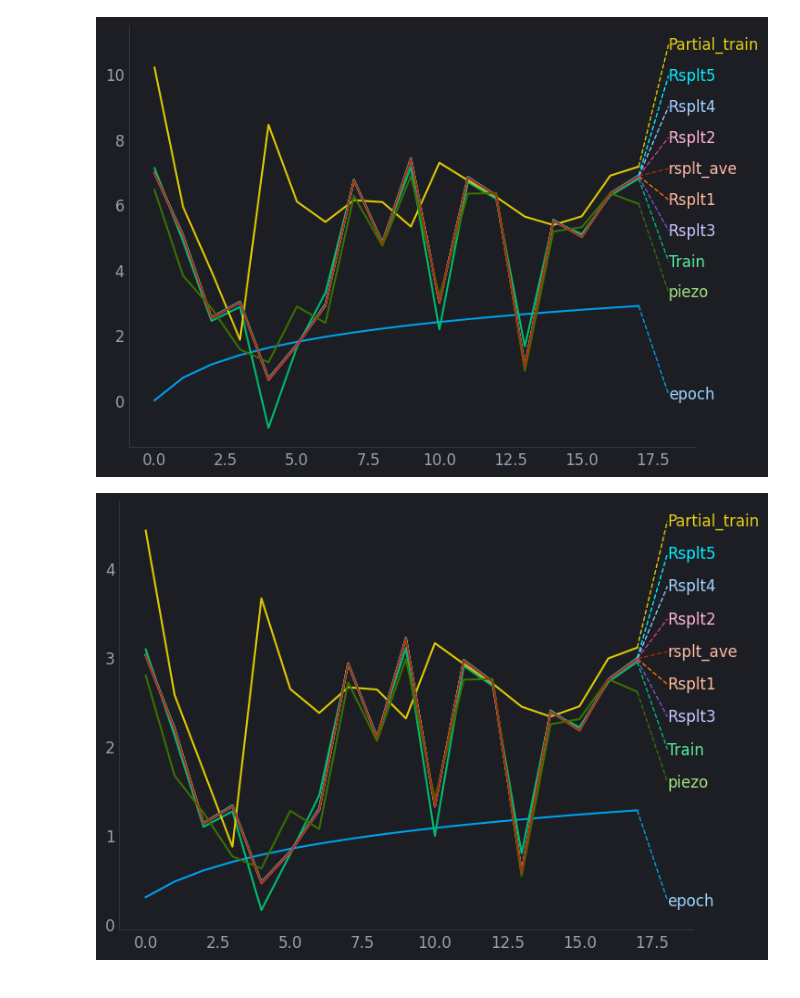
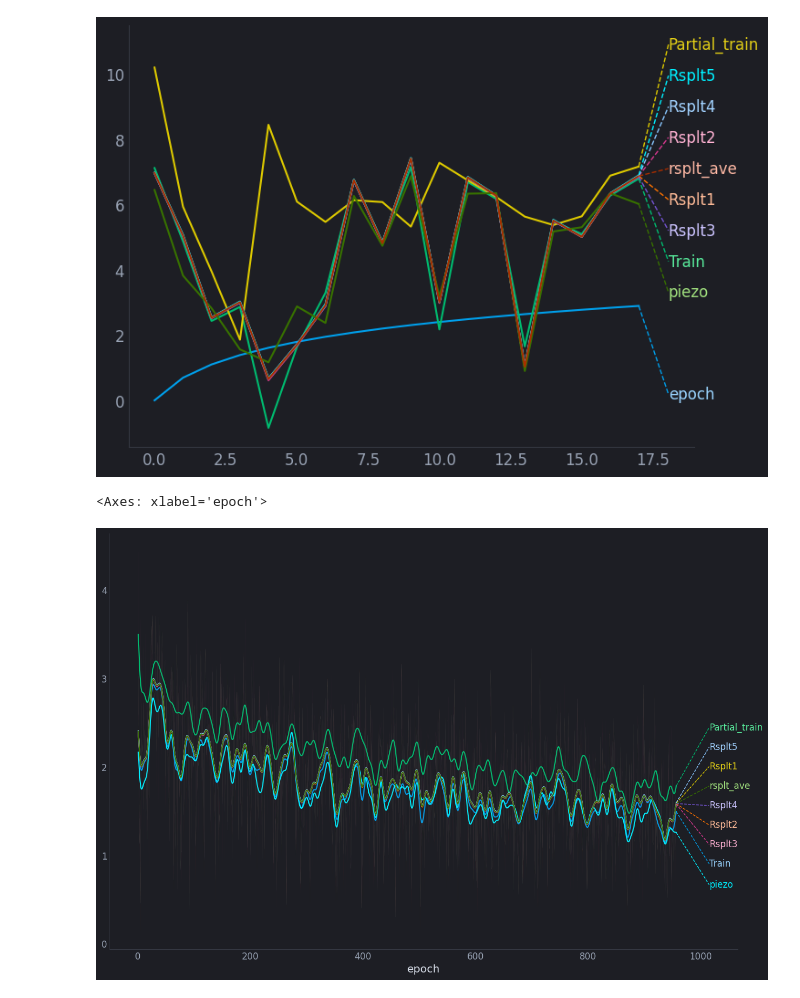
Before and after one commit to nicholas-miklaucic/ood-materials, a Jupyter notebook: log-visuals.ipynb, the cells around one changed output. Drawn from its saved outputs; the diff is of its cells as text; code cells hidden in the pictures.

```diff
--- a/log-visuals.ipynb
+++ b/log-visuals.ipynb
@@ -60,11 +60,15 @@ rp.line_labels()
 # %% [output]
 [figure]
 # %%
+fig, ax = plt.subplots(figsize=(15, 10))
 df = pd.read_feather('exps/delta_e_02-04-long/SAL-training_loss.feather')
-df2.applymap(lambda x: np.log10(x + 1)).plot()
+df.set_index('epoch').map(lambda x: np.log10(x + 1)).plot(ax=ax)
+rp.smooth_noisy_lines(keep_old_line=False)
 rp.line_labels()
+df.set_index('epoch').map(lambda x: np.log10(x + 1)).plot(ax=ax, alpha=0.05, lw=0.2, legend=None)
 # %% [output]
+<Axes: xlabel='epoch'>
-[figure, old version]
+[figure, new version]
 # %%
 import torch
 
```
Also changed, not shown: 3 other files.
